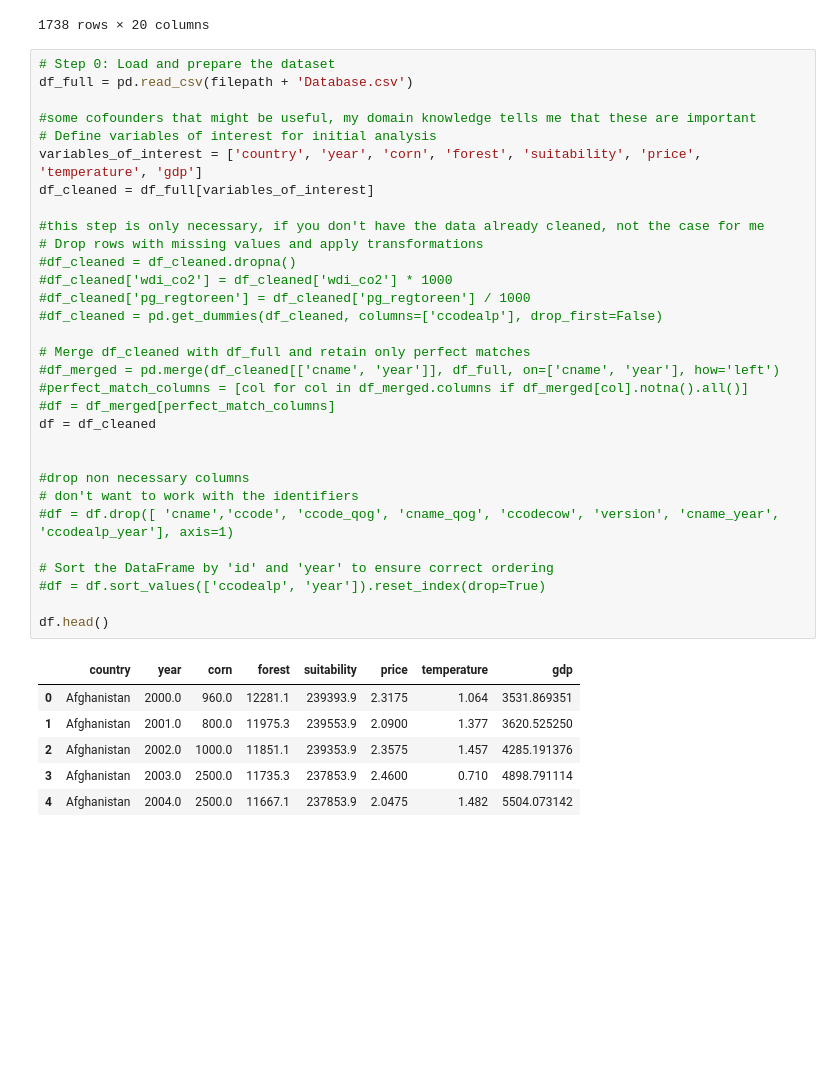
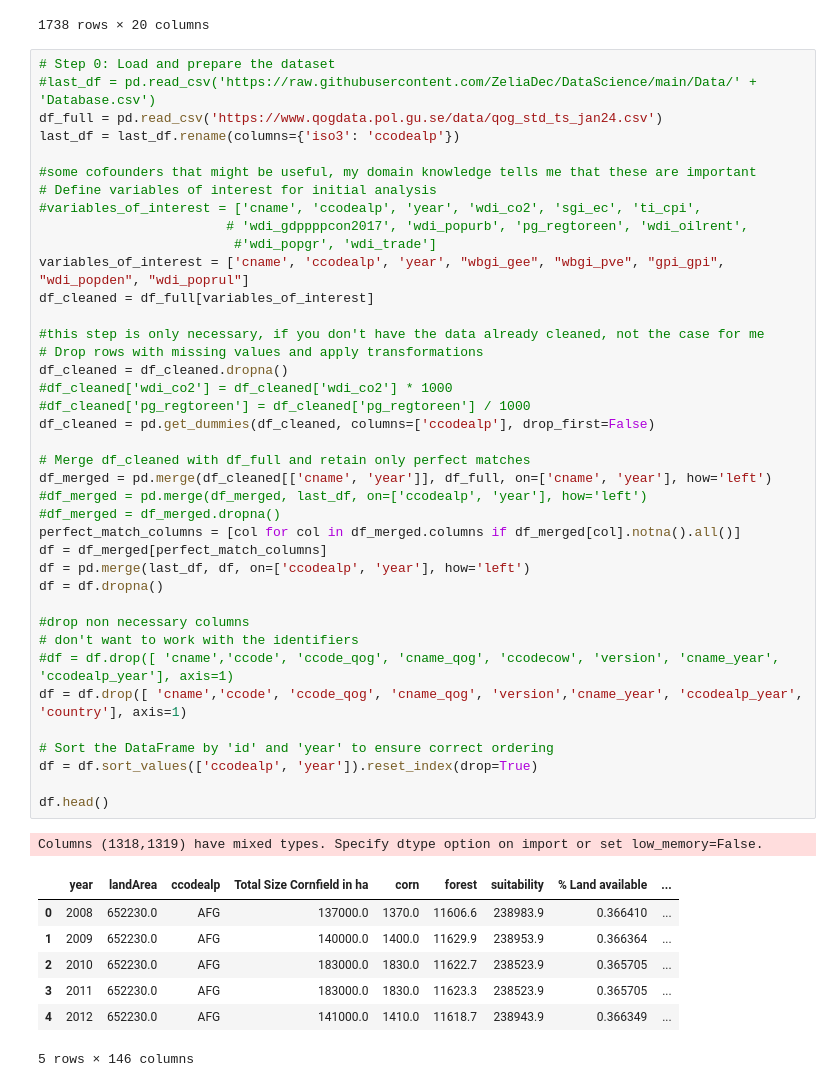
Before and after one commit to ZeliaDec/DataScience, a Jupyter notebook: EDA_Notebook.ipynb, the cells around one changed output. Drawn from its saved outputs; the diff is of its cells as text; blank space fills up the shorter version.

```diff
--- a/EDA_Notebook.ipynb
+++ b/EDA_Notebook.ipynb
@@ -804,42 +804,52 @@ last_df
 1738 rows × 20 columns
 # %%
 # Step 0: Load and prepare the dataset
-df_full = pd.read_csv(filepath + 'Database.csv')
+#last_df = pd.read_csv('https://raw.githubusercontent.com/ZeliaDec/DataScience/main/Data/' + 'Database.csv')
+df_full = pd.read_csv('https://www.qogdata.pol.gu.se/data/qog_std_ts_jan24.csv')
+last_df = last_df.rename(columns={'iso3': 'ccodealp'})
 
 #some cofounders that might be useful, my domain knowledge tells me that these are important
 # Define variables of interest for initial analysis
-variables_of_interest = ['country', 'year', 'corn', 'forest', 'suitability', 'price', 'temperature', 'gdp']
+#variables_of_interest = ['cname', 'ccodealp', 'year', 'wdi_co2', 'sgi_ec', 'ti_cpi',
+                        # 'wdi_gdppppcon2017', 'wdi_popurb', 'pg_regtoreen', 'wdi_oilrent',
+                         #'wdi_popgr', 'wdi_trade']
+variables_of_interest = ['cname', 'ccodealp', 'year', "wbgi_gee", "wbgi_pve", "gpi_gpi", "wdi_popden", "wdi_poprul"]
 df_cleaned = df_full[variables_of_interest]
 
 #this step is only necessary, if you don't have the data already cleaned, not the case for me
 # Drop rows with missing values and apply transformations
-#df_cleaned = df_cleaned.dropna()
+df_cleaned = df_cleaned.dropna()
 #df_cleaned['wdi_co2'] = df_cleaned['wdi_co2'] * 1000
 #df_cleaned['pg_regtoreen'] = df_cleaned['pg_regtoreen'] / 1000
-#df_cleaned = pd.get_dummies(df_cleaned, columns=['ccodealp'], drop_first=False)
+df_cleaned = pd.get_dummies(df_cleaned, columns=['ccodealp'], drop_first=False)
 
 # Merge df_cleaned with df_full and retain only perfect matches
-#df_merged = pd.merge(df_cleaned[['cname', 'year']], df_full, on=['cname', 'year'], how='left')
-#perfect_match_columns = [col for col in df_merged.columns if df_merged[col].notna().all()]
-#df = df_merged[perfect_match_columns]
-df = df_cleaned
-
+df_merged = pd.merge(df_cleaned[['cname', 'year']], df_full, on=['cname', 'year'], how='left')
+#df_merged = pd.merge(df_merged, last_df, on=['ccodealp', 'year'], how='left')
+#df_merged = df_merged.dropna()
+perfect_match_columns = [col for col in df_merged.columns if df_merged[col].notna().all()]
+df = df_merged[perfect_match_columns]
+df = pd.merge(last_df, df, on=['ccodealp', 'year'], how='left')
+df = df.dropna()
 
 #drop non necessary columns
 # don't want to work with the identifiers
 #df = df.drop([ 'cname','ccode', 'ccode_qog', 'cname_qog', 'ccodecow', 'version', 'cname_year', 'ccodealp_year'], axis=1)
+df = df.drop([ 'cname','ccode', 'ccode_qog', 'cname_qog', 'version','cname_year', 'ccodealp_year', 'country'], axis=1)
 
 # Sort the DataFrame by 'id' and 'year' to ensure correct ordering
-#df = df.sort_values(['ccodealp', 'year']).reset_index(drop=True)
+df = df.sort_values(['ccodealp', 'year']).reset_index(drop=True)
 
 df.head()
 # %% [output]
+Columns (1318,1319) have mixed types. Specify dtype option on import or set low_memory=False.
-|  | country | year | corn | forest | suitability | price | temperature | gdp |
-| 0 | Afghanistan | 2000.0 | 960.0 | 12281.1 | 239393.9 | 2.3175 | 1.064 | 3531.869351 |
-| 1 | Afghanistan | 2001.0 | 800.0 | 11975.3 | 239553.9 | 2.0900 | 1.377 | 3620.525250 |
-| 2 | Afghanistan | 2002.0 | 1000.0 | 11851.1 | 239353.9 | 2.3575 | 1.457 | 4285.191376 |
-| 3 | Afghanistan | 2003.0 | 2500.0 | 11735.3 | 237853.9 | 2.4600 | 0.710 | 4898.791114 |
-| 4 | Afghanistan | 2004.0 | 2500.0 | 11667.1 | 237853.9 | 2.0475 | 1.482 | 5504.073142 |
+|  | year | landArea | ccodealp | Total Size Cornfield in ha | corn | forest | suitability | % Land available | ... |
+| 0 | 2008 | 652230.0 | AFG | 137000.0 | 1370.0 | 11606.6 | 238983.9 | 0.366410 | ... |
+| 1 | 2009 | 652230.0 | AFG | 140000.0 | 1400.0 | 11629.9 | 238953.9 | 0.366364 | ... |
+| 2 | 2010 | 652230.0 | AFG | 183000.0 | 1830.0 | 11622.7 | 238523.9 | 0.365705 | ... |
+| 3 | 2011 | 652230.0 | AFG | 183000.0 | 1830.0 | 11623.3 | 238523.9 | 0.365705 | ... |
+| 4 | 2012 | 652230.0 | AFG | 141000.0 | 1410.0 | 11618.7 | 238943.9 | 0.366349 | ... |
+5 rows × 146 columns
 # %%
 # Compute the first difference for each variable in order to capture individual fixed effects
 # if use the fix effect
```
Also changed, not shown: parts of 9 cells of this notebook, 1 other file.
